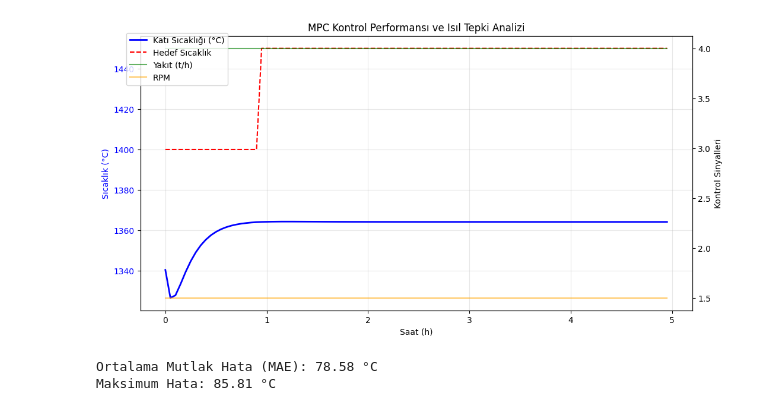
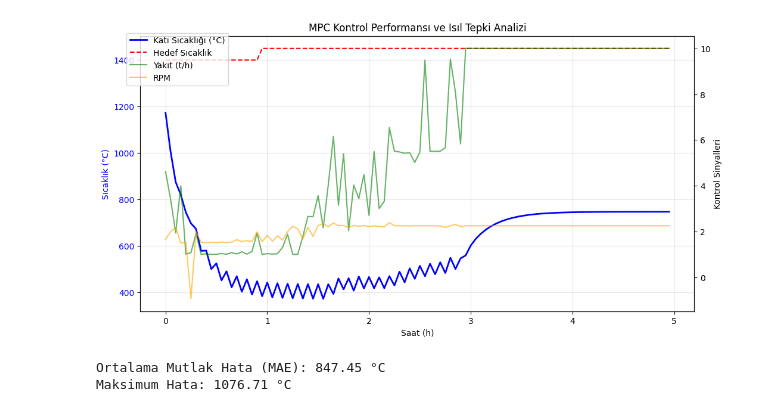
Before and after one commit to Engindx99/fuel_intelligence, a Jupyter notebook: control.ipynb, the cells around one changed output. Drawn from its saved outputs; the diff is of its cells as text; code cells hidden in the pictures.

```diff
--- a/control.ipynb
+++ b/control.ipynb
@@ -8,7 +8,7 @@ import pandas as pd
 import matplotlib.pyplot as plt
 
 # CSV verisini yükle
-df = pd.read_csv('control.csv')
+df = pd.read_csv('control_integrated.csv')
 
 # Görselleştirme
 fig, ax1 = plt.subplots(figsize=(12, 6))
@@ -16,33 +16,33 @@ fig, ax1 = plt.subplots(figsize=(12, 6))
 # Sol eksen: Sıcaklıklar
 ax1.plot(df['Time'], df['Ts_burning'], label='Katı Sıcaklığı (°C)', color='blue', linewidth=2)
 ax1.plot(df['Time'], df['Target'], label='Hedef Sıcaklık', linestyle='--', color='red')
 ax1.set_xlabel('Saat (h)')
 ax1.set_ylabel('Sıcaklık (°C)', color='blue')
 ax1.tick_params(axis='y', labelcolor='blue')
 ax1.grid(True, alpha=0.3)
 
 # Sağ eksen: Yakıt ve RPM
 ax2 = ax1.twinx()
 ax2.plot(df['Time'], df['Fuel'], label='Yakıt (t/h)', color='green', alpha=0.6)
 ax2.plot(df['Time'], df['RPM'], label='RPM', color='orange', alpha=0.6)
 ax2.set_ylabel('Kontrol Sinyalleri', color='black')
 
 plt.title('MPC Kontrol Performansı ve Isıl Tepki Analizi')
 fig.legend(loc='upper left', bbox_to_anchor=(0.1, 0.9))
 plt.show()
 
 # %% [markdown]
 # ### Performans Metrikleri
 # MPC'nin set-point'e ulaşma başarısını ölçüyoruz.
 # %%
 # Hata (Error) analizi
 df['Error'] = abs(df['Ts_burning'] - df['Target'])
 mean_error = df['Error'].mean()
 max_error = df['Error'].max()
 
 print(f"Ortalama Mutlak Hata (MAE): {mean_error:.2f} °C")
 print(f"Maksimum Hata: {max_error:.2f} °C")
 # %% [output]
-[figure, old version]
+[figure, new version]
-Ortalama Mutlak Hata (MAE): 78.58 °C
-Maksimum Hata: 85.81 °C
+Ortalama Mutlak Hata (MAE): 847.45 °C
+Maksimum Hata: 1076.71 °C
```
Also changed, not shown: 3 other files.
